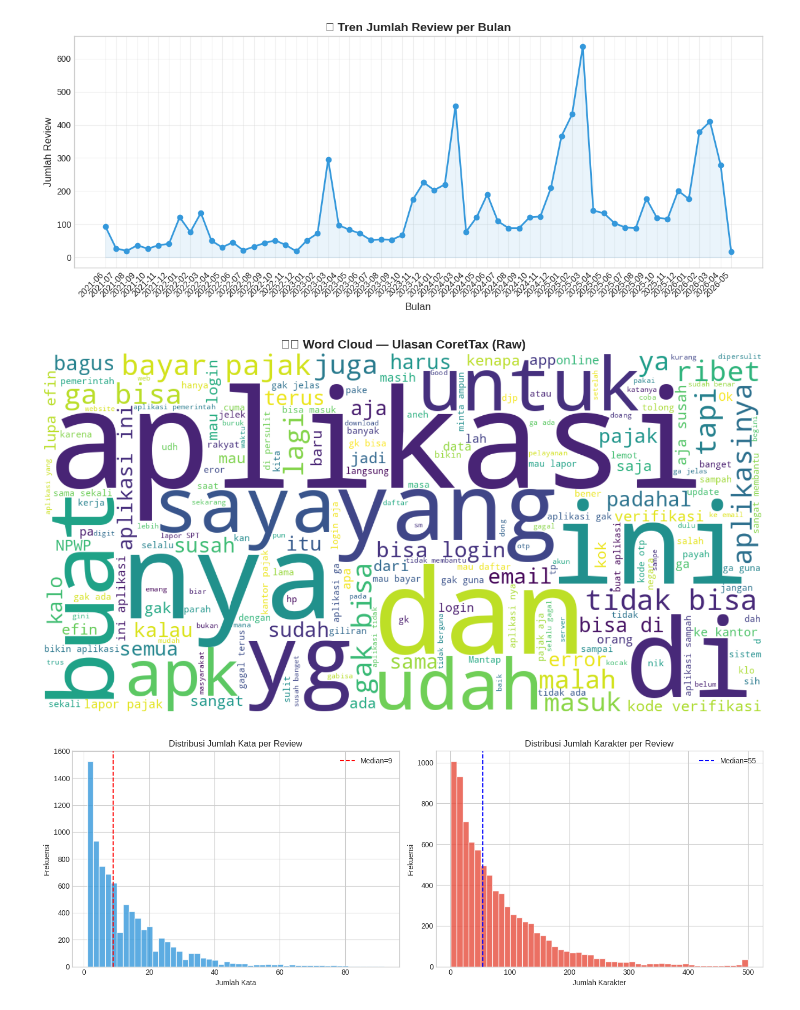
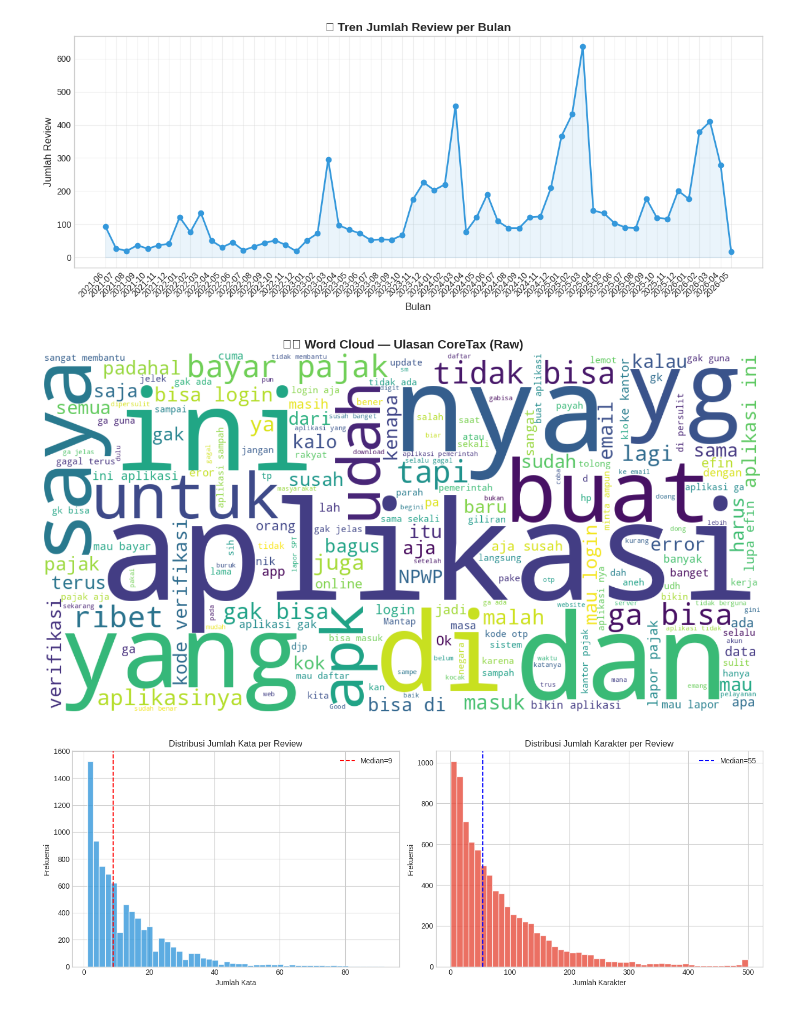
Before and after one commit to Universitas-Cakrawala/final-project-txmg1, a Jupyter notebook: notebooks/01_eda_and_preparation.ipynb, the cells around one changed output. Cells and saved outputs as stored; diff of their text form; code cells hidden in the pictures.

```diff
--- a/notebooks/01_eda_and_preparation.ipynb
+++ b/notebooks/01_eda_and_preparation.ipynb
@@ -183,12 +183,12 @@ plot_monthly_trend(df, save_path='../results/figures/eda/monthly_trend.png')
 # %%
 # 3. Word Cloud
 plot_wordcloud(
     df['review_text'].tolist(),
-    title='☁️ Word Cloud — Ulasan CoretTax (Raw)',
+    title='☁️ Word Cloud — Ulasan CoreTax (Raw)',
     save_path='../results/figures/eda/wordcloud_raw.png'
 )
 # %% [output]
-[figure, old version]
+[figure, new version]
 # %%
 # 4. Distribusi panjang teks
 fig, axes = plt.subplots(1, 2, figsize=(14, 5))
```
Also changed, not shown: 22 other files.
